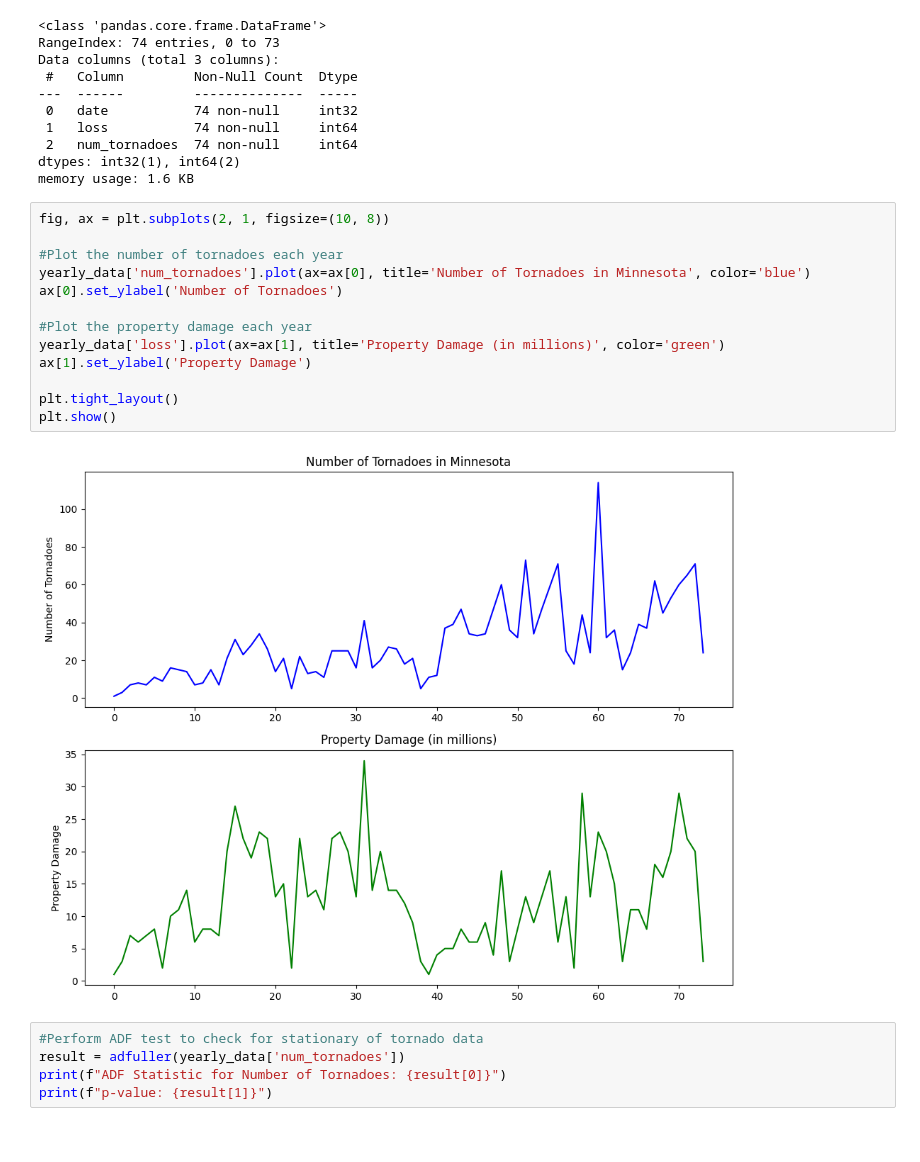
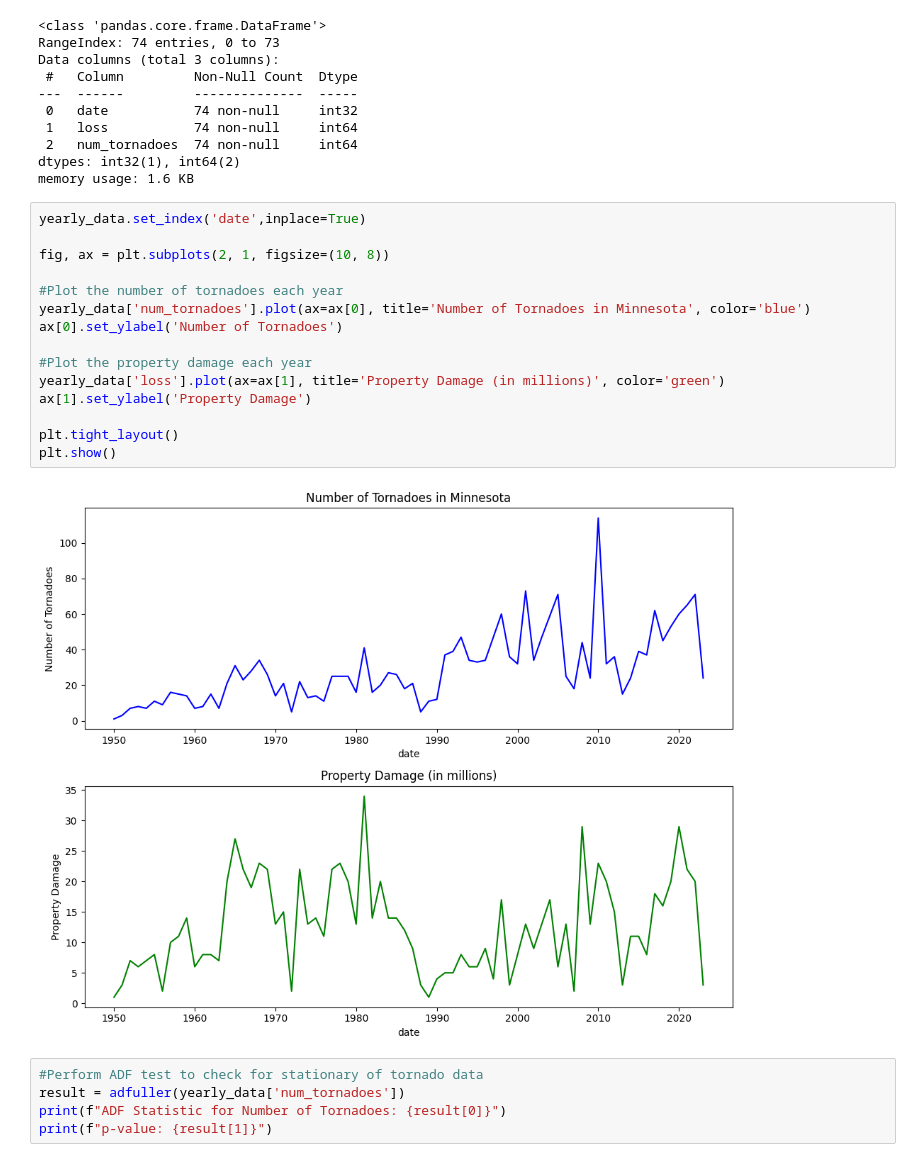
Before and after one commit to RainaVardhan/DS4002-Project-2, a Jupyter notebook: Only_Property_Damage.ipynb, the cells around one changed output. Drawn from its saved outputs; the diff is of its cells as text.

Commit message:
Added year to x-axes of graphs

```diff
--- a/Only_Property_Damage.ipynb
+++ b/Only_Property_Damage.ipynb
@@ -120,20 +120,22 @@ Data columns (total 3 columns):
 dtypes: int32(1), int64(2)
 memory usage: 1.6 KB
 # %%
+yearly_data.set_index('date',inplace=True)
+
 fig, ax = plt.subplots(2, 1, figsize=(10, 8))
 
 #Plot the number of tornadoes each year
 yearly_data['num_tornadoes'].plot(ax=ax[0], title='Number of Tornadoes in Minnesota', color='blue')
 ax[0].set_ylabel('Number of Tornadoes')
 
 #Plot the property damage each year
 yearly_data['loss'].plot(ax=ax[1], title='Property Damage (in millions)', color='green')
 ax[1].set_ylabel('Property Damage')
 
 plt.tight_layout()
 plt.show()
 # %% [output]
-[figure, old version]
+[figure, new version]
 # %%
 #Perform ADF test to check for stationary of tornado data
 result = adfuller(yearly_data['num_tornadoes'])
```
Also changed, not shown: parts of 7 cells of this notebook.
